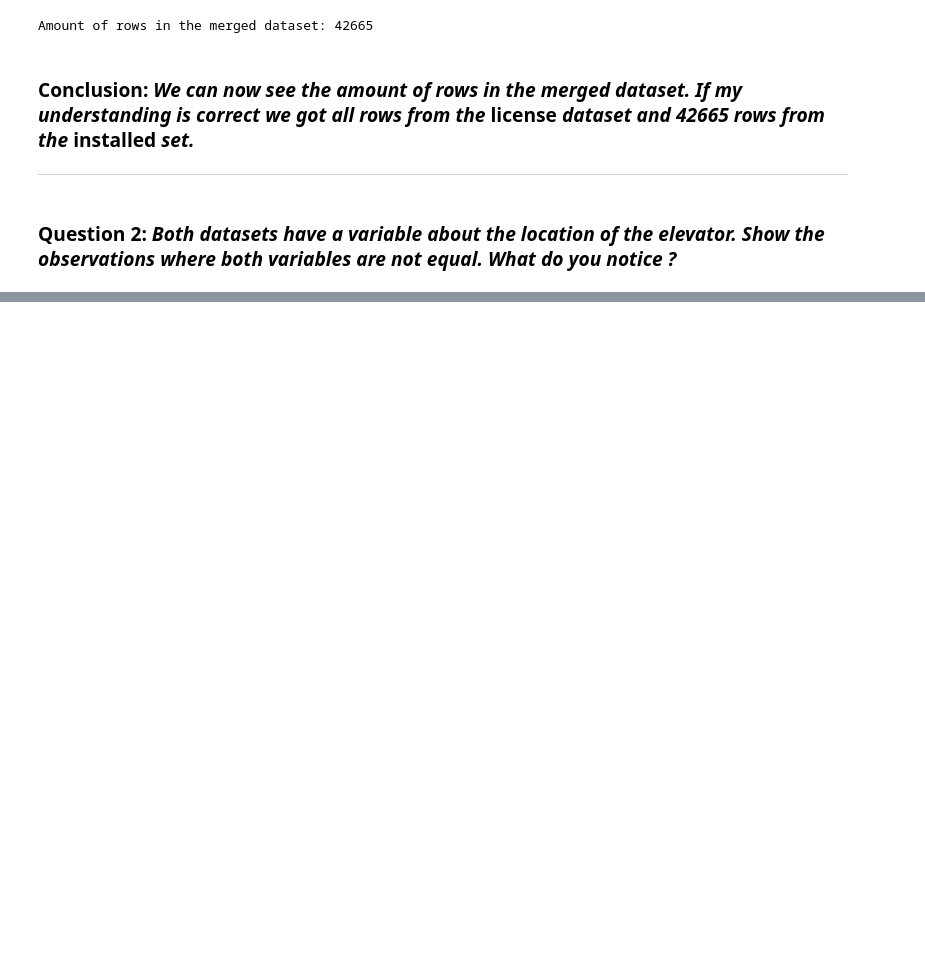
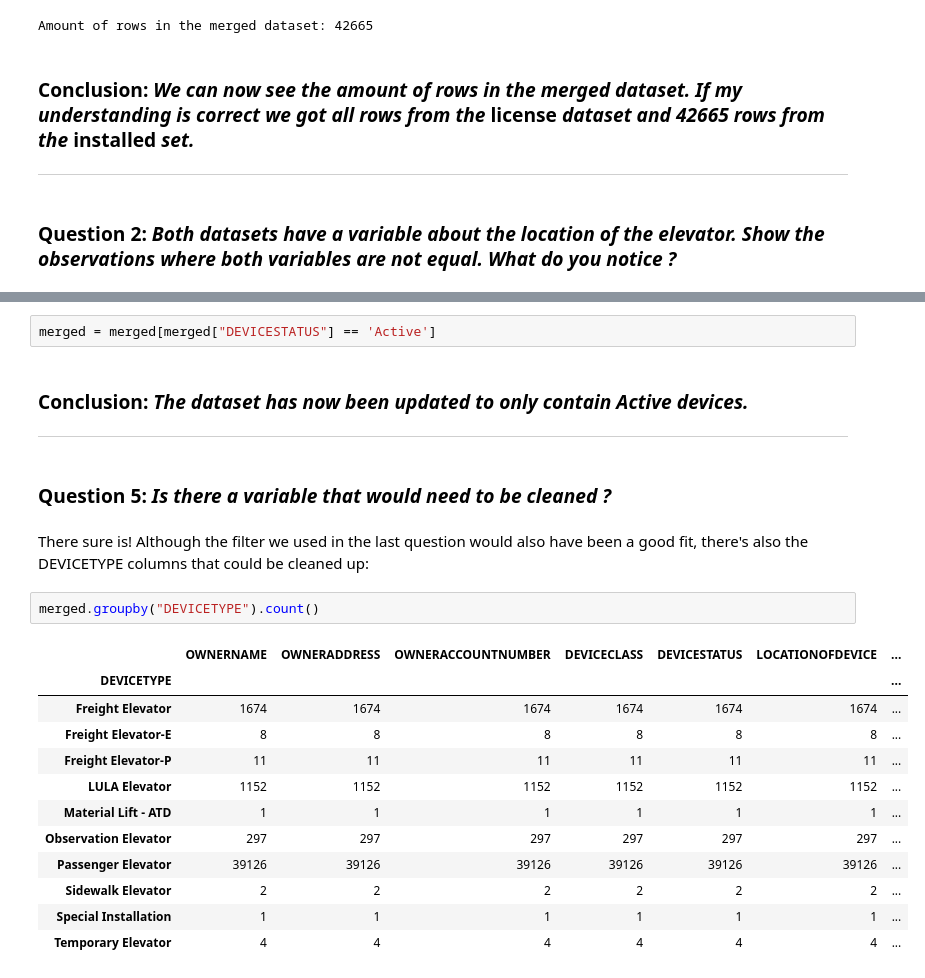
Before and after one commit to MathieuHoude/smartjourney, a Jupyter notebook: notebooks/Installed.ipynb, the cells around one changed output, grey strips where cells are left out. Drawn from its saved outputs; the diff is of its cells as text; blank space fills up the shorter version.

```diff
--- a/notebooks/Installed.ipynb
+++ b/notebooks/Installed.ipynb
@@ -33,0 +91,24 @@ AttributeError: 'float' object has no attribute 'replace'
+# %%
+merged = merged[merged["DEVICESTATUS"] == 'Active']
+# %% [markdown]
+### Conclusion: *The dataset has now been updated to only contain Active devices.*
+- - -
+# %% [markdown]
+### Question 5: *Is there a variable that would need to be cleaned ?*
+# %% [markdown]
+There sure is! Although the filter we used in the last question would also have been a good fit, there's also the DEVICETYPE columns that could be cleaned up:
+# %%
+merged.groupby("DEVICETYPE").count()
+# %% [output]
+|  | OWNERNAME | OWNERADDRESS | OWNERACCOUNTNUMBER | DEVICECLASS | DEVICESTATUS | LOCATIONOFDEVICE | ... |
+| DEVICETYPE |  |  |  |  |  |  | ... |
+| Freight Elevator | 1674 | 1674 | 1674 | 1674 | 1674 | 1674 | ... |
+| Freight Elevator-E | 8 | 8 | 8 | 8 | 8 | 8 | ... |
+| Freight Elevator-P | 11 | 11 | 11 | 11 | 11 | 11 | ... |
+| LULA Elevator | 1152 | 1152 | 1152 | 1152 | 1152 | 1152 | ... |
+| Material Lift - ATD | 1 | 1 | 1 | 1 | 1 | 1 | ... |
+| Observation Elevator | 297 | 297 | 297 | 297 | 297 | 297 | ... |
+| Passenger Elevator | 39126 | 39126 | 39126 | 39126 | 39126 | 39126 | ... |
+| Sidewalk Elevator | 2 | 2 | 2 | 2 | 2 | 2 | ... |
+| Special Installation | 1 | 1 | 1 | 1 | 1 | 1 | ... |
+| Temporary Elevator | 4 | 4 | 4 | 4 | 4 | 4 | ... |
```
Also changed, not shown: parts of 18 cells of this notebook, 2 other files.
